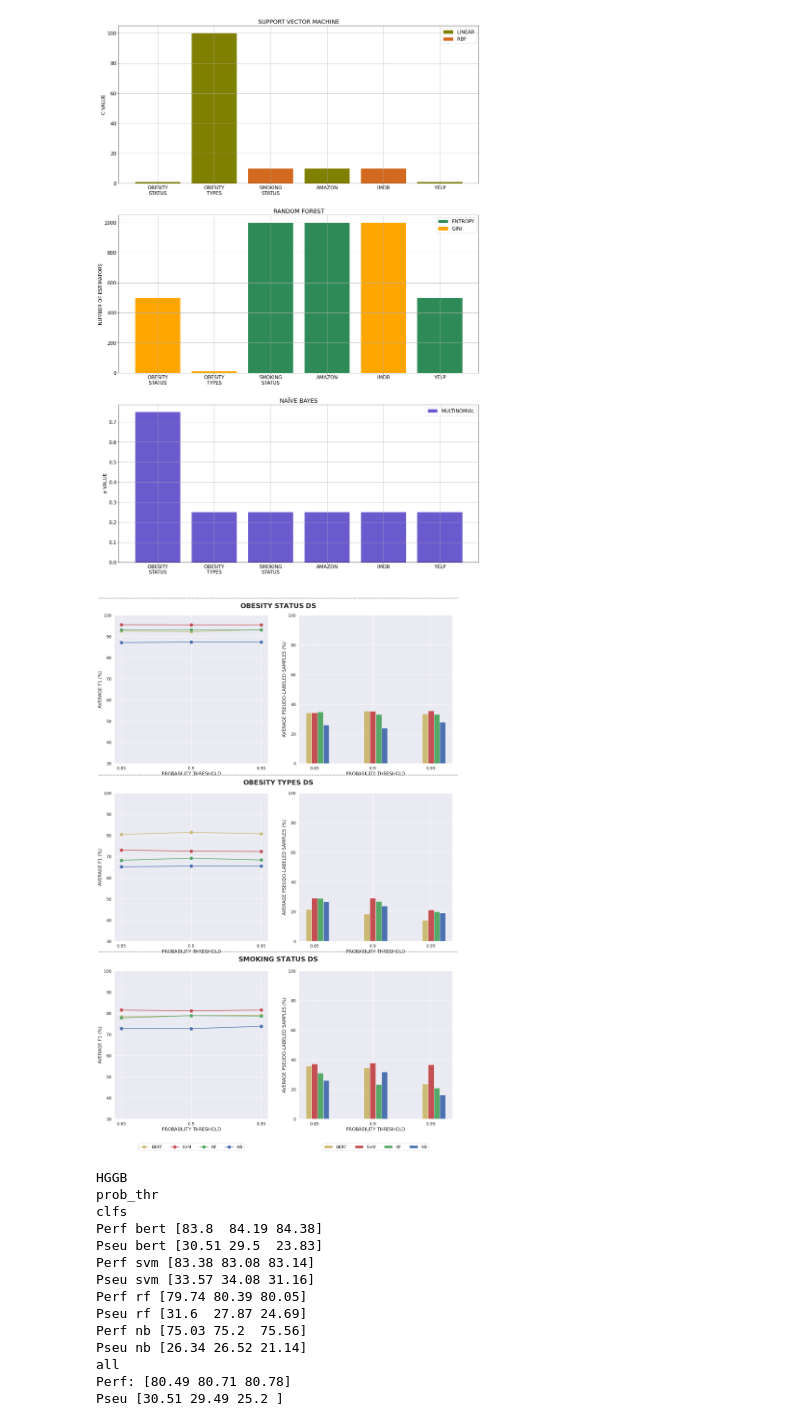
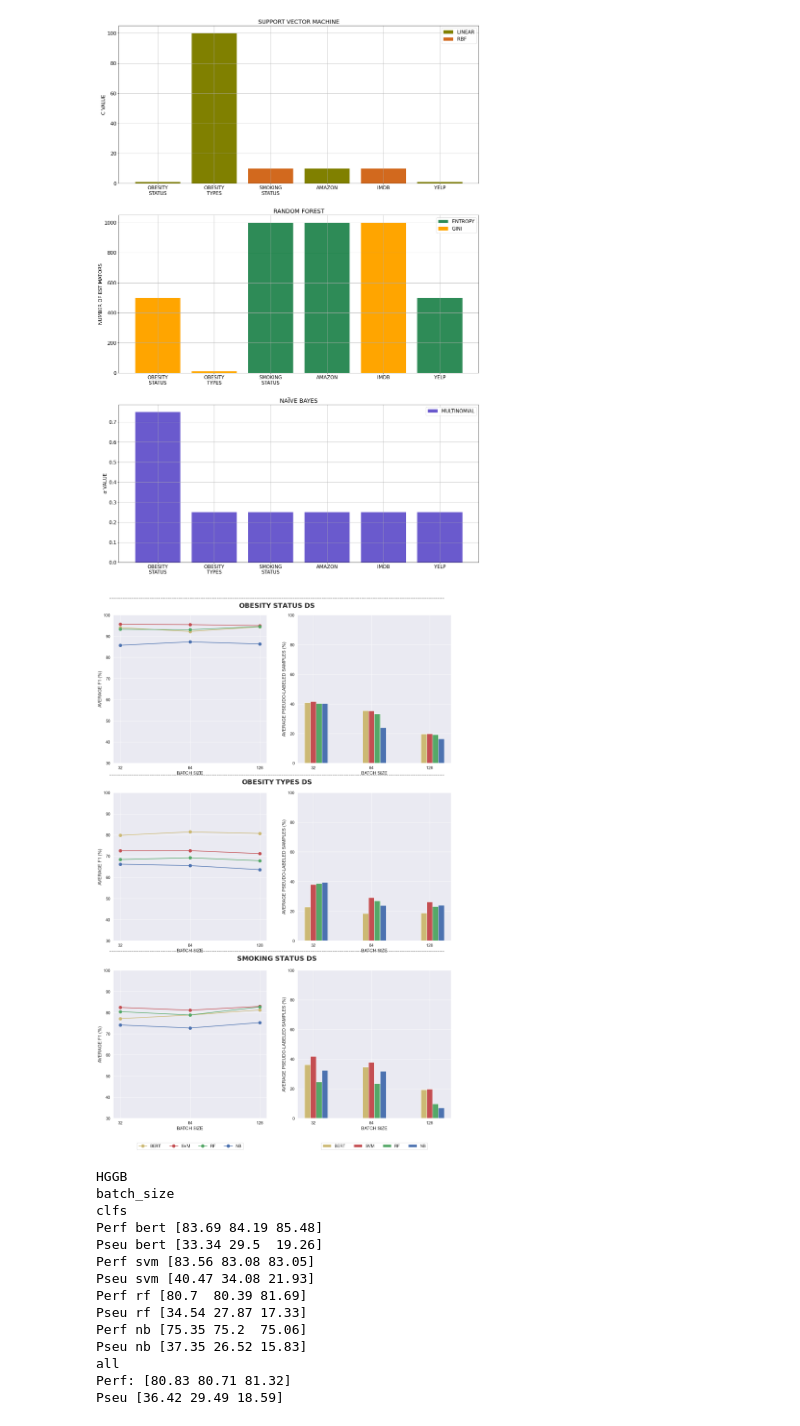
Before and after one commit to christopherfj/AGenericALSSL_ASoC2025, a Jupyter notebook: results.ipynb, the cells around one changed output. Saved outputs shown, nothing was run; the diff lists cells and outputs as text; code cells hidden in the pictures.

```diff
--- a/results.ipynb
+++ b/results.ipynb
@@ -199,7 +191,7 @@ FILENAMES = ['OBESIDAD', 'OBESIDAD_TIPOS', 'FUMADOR']
 #DATASET = 'UCI'
 #FILENAMES = ['AMAZON', 'IMDB', 'YELP']
 
-curve_analysis = 'prob_thr' #'prob_thr' 'batch_size'
+curve_analysis = 'batch_size' #'batch_size' 'prob_thr'
 
 if curve_analysis=='prob_thr':
   AUXS = [0.85, 0.9, 0.95]
@@ -234,6 +226,7 @@ for filename in FILENAMES:
   performance = {'bert':[], 'svm':[], 'rf':[], 'nb':[]}
   pseudo = {'bert':[], 'svm':[], 'rf':[], 'nb':[]}
 
+
   for aux in AUXS:
     with open( os.path.join( os.getcwd(), 'texts', 'out', 'analysis', curve_analysis+'_'+str(aux)+'_'+DATASET+'_'+METRIC+'.txt' ), 'r'  ) as a:
       data = a.read().split('\n')[:-1]
@@ -245,6 +238,7 @@ for filename in FILENAMES:
               pseudo[clf].append(val)
             else:
               performance[clf].append(val)
+
 
   W =150
   pylab.figtext(0.5, ejey[filename]+0.006, '-'*W, ha='center', va='center', fontsize=22, color='gray')
@@ -273,48 +267,48 @@ for filename in FILENAMES:
   eps = 0
   for key in pseudo:
     pylab.bar( np.array([0,1,2])+eps, pseudo[key],  color=colors[key], width=0.1, label=key.upper())
     eps+=0.1
     mean_C.append( pseudo[key] )
     mean_pseu_dict[key].append( pseudo[key] )
 
   mean_C = np.mean(mean_C, axis=0)
   mean_pseu.append(mean_C)
   pylab.xticks( np.array([0,1,2])+0.1, AUXS )
   pylab.xlabel(XLABEL)
   pylab.ylabel('AVERAGE PSEUDO-LABELED SAMPLES (%)')
   pylab.ylim([0, 100])
   pylab.grid(True)
 
   if FILENAMES.index(filename) == len(FILENAMES)-1:
     pylab.legend( loc='upper center', bbox_to_anchor=(0.5, -0.15), shadow=False, ncol=4 )#, fontsize=FONTSIZE )
 
 pylab.show()
 
 print(DATASET)
 print(curve_analysis)
 print('clfs')
 for key in mean_pseu_dict:
   print( 'Perf', key, np.round(np.mean(np.array(mean_perf_dict[key]),axis=0 ),2) )
   print( 'Pseu', key, np.round(np.mean(np.array(mean_pseu_dict[key]),axis=0 ),2) )
 print('all')
 print( 'Perf:', np.round(np.mean(mean_perf, axis=0 ),2) )
 print( 'Pseu', np.round(np.mean(mean_pseu, axis=0 ),2) )
 # %% [output]
-[figure, old version]
+[figure, new version]
 HGGB
-prob_thr
+batch_size
 clfs
-Perf bert [83.8  84.19 84.38]
-Pseu bert [30.51 29.5  23.83]
-Perf svm [83.38 83.08 83.14]
-Pseu svm [33.57 34.08 31.16]
-Perf rf [79.74 80.39 80.05]
-Pseu rf [31.6  27.87 24.69]
-Perf nb [75.03 75.2  75.56]
-Pseu nb [26.34 26.52 21.14]
+Perf bert [83.69 84.19 85.48]
+Pseu bert [33.34 29.5  19.26]
+Perf svm [83.56 83.08 83.05]
+Pseu svm [40.47 34.08 21.93]
+Perf rf [80.7  80.39 81.69]
+Pseu rf [34.54 27.87 17.33]
+Perf nb [75.35 75.2  75.06]
+Pseu nb [37.35 26.52 15.83]
 all
-Perf: [80.49 80.71 80.78]
-Pseu [30.51 29.49 25.2 ]
+Perf: [80.83 80.71 81.32]
+Pseu [36.42 29.49 18.59]
 # %%
 #Learning curves results
 import warnings
```
Also changed, not shown: parts of 2 cells of this notebook.
